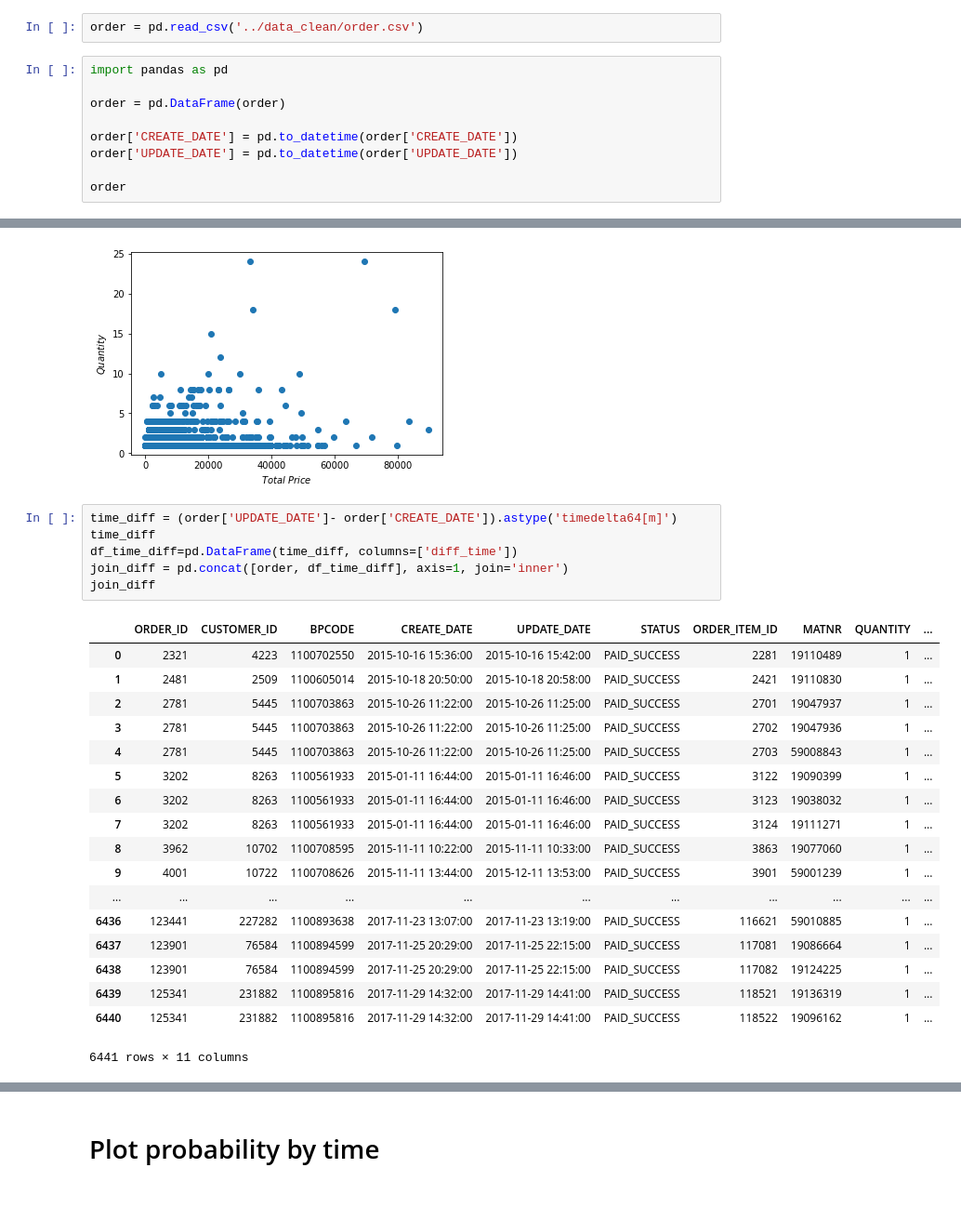
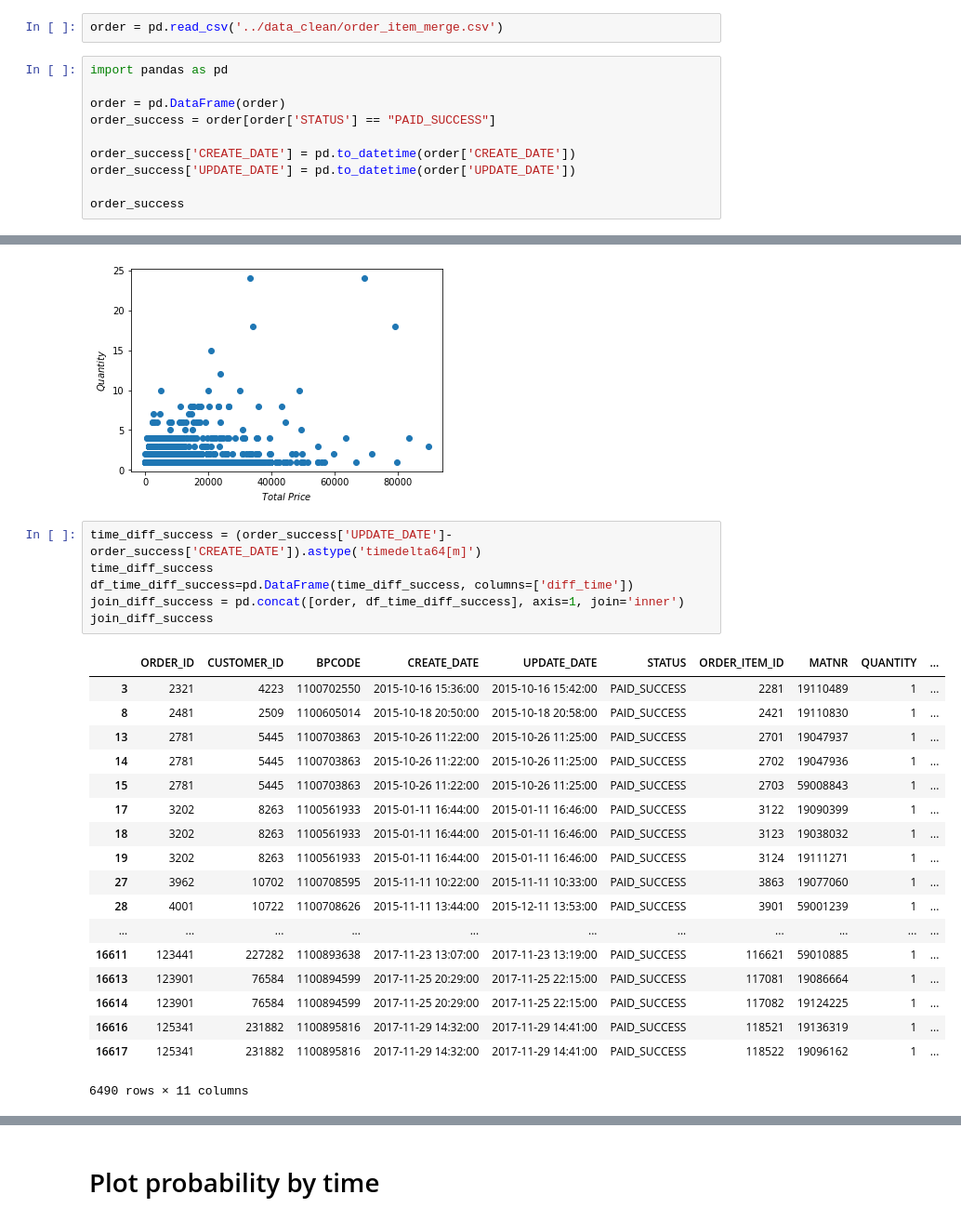
Before and after one commit to Kanbc/recommender-systems, a Jupyter notebook: explore/Order.ipynb, the cells around one changed output, grey strips where cells are left out. Shown at 93% size. Saved outputs shown, nothing was run; the diff lists cells and outputs as text.

```diff
--- a/explore/Order.ipynb
+++ b/explore/Order.ipynb
@@ -8,14 +8,15 @@ def read_csv(filename):
         reader = unicodecsv.DictReader(f)
         return list(reader)
 # %%
-order = pd.read_csv('../data_clean/order.csv')
+order = pd.read_csv('../data_clean/order_item_merge.csv')
 # %%
 import pandas as pd
 
 order = pd.DataFrame(order)
+order_success = order[order['STATUS'] == "PAID_SUCCESS"]
 
-order['CREATE_DATE'] = pd.to_datetime(order['CREATE_DATE'])
-order['UPDATE_DATE'] = pd.to_datetime(order['UPDATE_DATE'])
+order_success['CREATE_DATE'] = pd.to_datetime(order['CREATE_DATE'])
+order_success['UPDATE_DATE'] = pd.to_datetime(order['UPDATE_DATE'])
 
-order
+order_success
 # %% [output]
@@ -451,28 +436,28 @@ matplotlib.pyplot.show()
 # %% [output]
 [figure]
 # %%
-time_diff = (order['UPDATE_DATE']- order['CREATE_DATE']).astype('timedelta64[m]')
-time_diff
-df_time_diff=pd.DataFrame(time_diff, columns=['diff_time'])
-join_diff = pd.concat([order, df_time_diff], axis=1, join='inner')
-join_diff
+time_diff_success = (order_success['UPDATE_DATE']- order_success['CREATE_DATE']).astype('timedelta64[m]')
+time_diff_success
+df_time_diff_success=pd.DataFrame(time_diff_success, columns=['diff_time'])
+join_diff_success = pd.concat([order, df_time_diff_success], axis=1, join='inner')
+join_diff_success
 # %% [output]
 |  | ORDER_ID | CUSTOMER_ID | BPCODE | CREATE_DATE | UPDATE_DATE | STATUS | ORDER_ITEM_ID | MATNR | QUANTITY | ... |
-| 0 | 2321 | 4223 | 1100702550 | 2015-10-16 15:36:00 | 2015-10-16 15:42:00 | PAID_SUCCESS | 2281 | 19110489 | 1 | ... |
-| 1 | 2481 | 2509 | 1100605014 | 2015-10-18 20:50:00 | 2015-10-18 20:58:00 | PAID_SUCCESS | 2421 | 19110830 | 1 | ... |
-| 2 | 2781 | 5445 | 1100703863 | 2015-10-26 11:22:00 | 2015-10-26 11:25:00 | PAID_SUCCESS | 2701 | 19047937 | 1 | ... |
-| 3 | 2781 | 5445 | 1100703863 | 2015-10-26 11:22:00 | 2015-10-26 11:25:00 | PAID_SUCCESS | 2702 | 19047936 | 1 | ... |
-| 4 | 2781 | 5445 | 1100703863 | 2015-10-26 11:22:00 | 2015-10-26 11:25:00 | PAID_SUCCESS | 2703 | 59008843 | 1 | ... |
-| 5 | 3202 | 8263 | 1100561933 | 2015-01-11 16:44:00 | 2015-01-11 16:46:00 | PAID_SUCCESS | 3122 | 19090399 | 1 | ... |
-| 6 | 3202 | 8263 | 1100561933 | 2015-01-11 16:44:00 | 2015-01-11 16:46:00 | PAID_SUCCESS | 3123 | 19038032 | 1 | ... |
-| 7 | 3202 | 8263 | 1100561933 | 2015-01-11 16:44:00 | 2015-01-11 16:46:00 | PAID_SUCCESS | 3124 | 19111271 | 1 | ... |
-| 8 | 3962 | 10702 | 1100708595 | 2015-11-11 10:22:00 | 2015-11-11 10:33:00 | PAID_SUCCESS | 3863 | 19077060 | 1 | ... |
-| 9 | 4001 | 10722 | 1100708626 | 2015-11-11 13:44:00 | 2015-12-11 13:53:00 | PAID_SUCCESS | 3901 | 59001239 | 1 | ... |
+| 3 | 2321 | 4223 | 1100702550 | 2015-10-16 15:36:00 | 2015-10-16 15:42:00 | PAID_SUCCESS | 2281 | 19110489 | 1 | ... |
+| 8 | 2481 | 2509 | 1100605014 | 2015-10-18 20:50:00 | 2015-10-18 20:58:00 | PAID_SUCCESS | 2421 | 19110830 | 1 | ... |
+| 13 | 2781 | 5445 | 1100703863 | 2015-10-26 11:22:00 | 2015-10-26 11:25:00 | PAID_SUCCESS | 2701 | 19047937 | 1 | ... |
+| 14 | 2781 | 5445 | 1100703863 | 2015-10-26 11:22:00 | 2015-10-26 11:25:00 | PAID_SUCCESS | 2702 | 19047936 | 1 | ... |
+| 15 | 2781 | 5445 | 1100703863 | 2015-10-26 11:22:00 | 2015-10-26 11:25:00 | PAID_SUCCESS | 2703 | 59008843 | 1 | ... |
+| 17 | 3202 | 8263 | 1100561933 | 2015-01-11 16:44:00 | 2015-01-11 16:46:00 | PAID_SUCCESS | 3122 | 19090399 | 1 | ... |
+| 18 | 3202 | 8263 | 1100561933 | 2015-01-11 16:44:00 | 2015-01-11 16:46:00 | PAID_SUCCESS | 3123 | 19038032 | 1 | ... |
+| 19 | 3202 | 8263 | 1100561933 | 2015-01-11 16:44:00 | 2015-01-11 16:46:00 | PAID_SUCCESS | 3124 | 19111271 | 1 | ... |
+| 27 | 3962 | 10702 | 1100708595 | 2015-11-11 10:22:00 | 2015-11-11 10:33:00 | PAID_SUCCESS | 3863 | 19077060 | 1 | ... |
+| 28 | 4001 | 10722 | 1100708626 | 2015-11-11 13:44:00 | 2015-12-11 13:53:00 | PAID_SUCCESS | 3901 | 59001239 | 1 | ... |
 | ... | ... | ... | ... | ... | ... | ... | ... | ... | ... | ... |
-| 6436 | 123441 | 227282 | 1100893638 | 2017-11-23 13:07:00 | 2017-11-23 13:19:00 | PAID_SUCCESS | 116621 | 59010885 | 1 | ... |
-| 6437 | 123901 | 76584 | 1100894599 | 2017-11-25 20:29:00 | 2017-11-25 22:15:00 | PAID_SUCCESS | 117081 | 19086664 | 1 | ... |
-| 6438 | 123901 | 76584 | 1100894599 | 2017-11-25 20:29:00 | 2017-11-25 22:15:00 | PAID_SUCCESS | 117082 | 19124225 | 1 | ... |
-| 6439 | 125341 | 231882 | 1100895816 | 2017-11-29 14:32:00 | 2017-11-29 14:41:00 | PAID_SUCCESS | 118521 | 19136319 | 1 | ... |
-| 6440 | 125341 | 231882 | 1100895816 | 2017-11-29 14:32:00 | 2017-11-29 14:41:00 | PAID_SUCCESS | 118522 | 19096162 | 1 | ... |
+| 16611 | 123441 | 227282 | 1100893638 | 2017-11-23 13:07:00 | 2017-11-23 13:19:00 | PAID_SUCCESS | 116621 | 59010885 | 1 | ... |
+| 16613 | 123901 | 76584 | 1100894599 | 2017-11-25 20:29:00 | 2017-11-25 22:15:00 | PAID_SUCCESS | 117081 | 19086664 | 1 | ... |
+| 16614 | 123901 | 76584 | 1100894599 | 2017-11-25 20:29:00 | 2017-11-25 22:15:00 | PAID_SUCCESS | 117082 | 19124225 | 1 | ... |
+| 16616 | 125341 | 231882 | 1100895816 | 2017-11-29 14:32:00 | 2017-11-29 14:41:00 | PAID_SUCCESS | 118521 | 19136319 | 1 | ... |
+| 16617 | 125341 | 231882 | 1100895816 | 2017-11-29 14:32:00 | 2017-11-29 14:41:00 | PAID_SUCCESS | 118522 | 19096162 | 1 | ... |
-6441 rows × 11 columns
+6490 rows × 11 columns
 # %%
```
Also changed, not shown: parts of 57 cells of this notebook, 1 other file.
